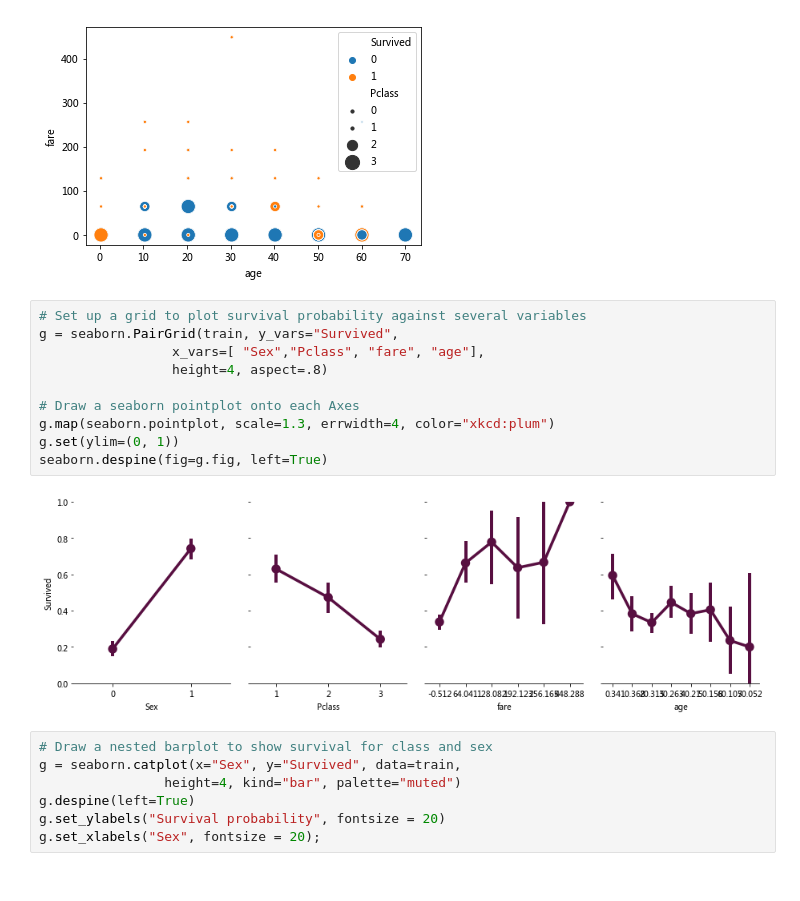
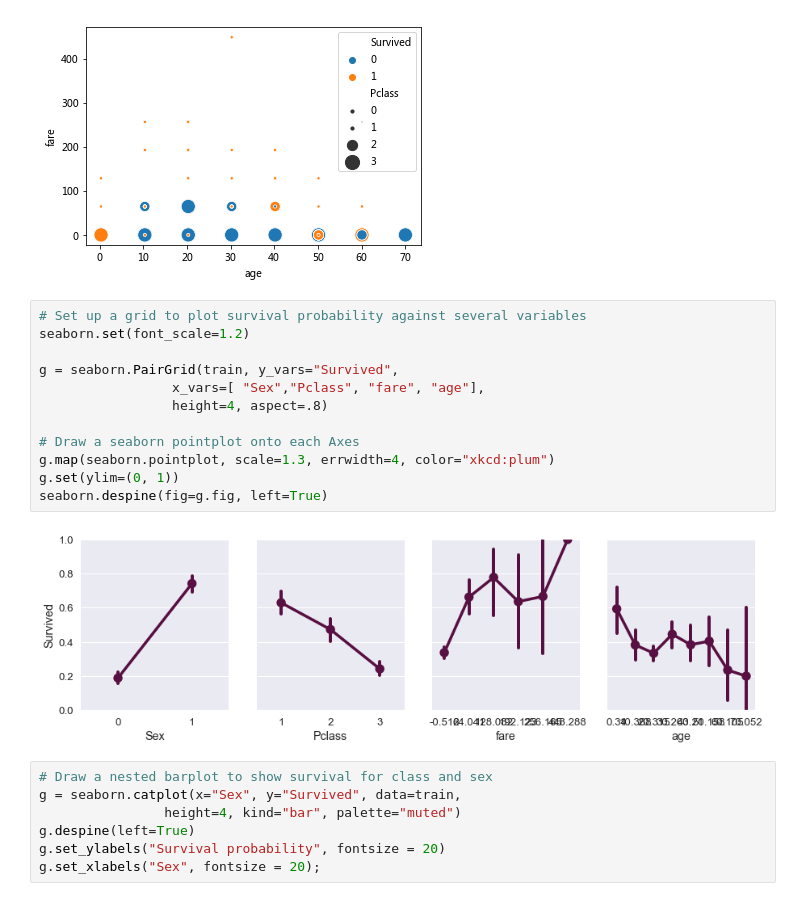
Before and after one commit to SocratesClub/machine-learning, a Jupyter notebook: 09.01-What-Is-Machine-Learning.ipynb, the cells around one changed output. Cells and saved outputs as stored; diff of their text form.

```diff
--- a/09.01-What-Is-Machine-Learning.ipynb
+++ b/09.01-What-Is-Machine-Learning.ipynb
@@ -396,16 +429,18 @@ ax = seaborn.scatterplot(x="age", y="fare",
 [figure]
 # %%
 # Set up a grid to plot survival probability against several variables
+seaborn.set(font_scale=1.2)
+
 g = seaborn.PairGrid(train, y_vars="Survived",
                  x_vars=[ "Sex","Pclass", "fare", "age"],
                  height=4, aspect=.8)
 
 # Draw a seaborn pointplot onto each Axes
 g.map(seaborn.pointplot, scale=1.3, errwidth=4, color="xkcd:plum")
 g.set(ylim=(0, 1))
 seaborn.despine(fig=g.fig, left=True)
 # %% [output]
-[figure, old version]
+[figure, new version]
 # %%
 # Draw a nested barplot to show survival for class and sex
 g = seaborn.catplot(x="Sex", y="Survived", data=train,
```
Also changed, not shown: parts of 6 cells of this notebook, 7 other files.
